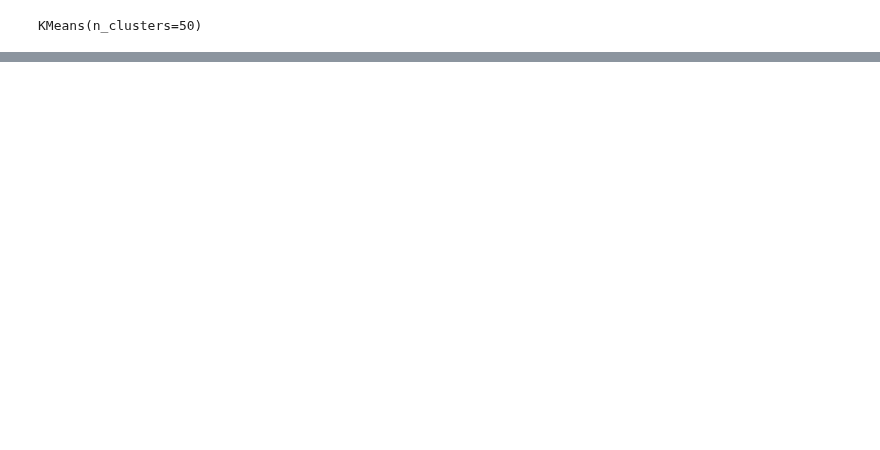
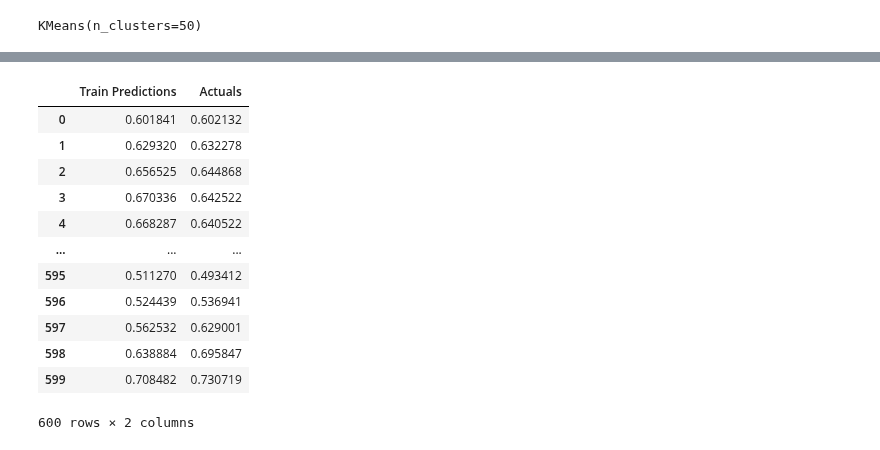
Before and after one commit to EthanWong2212/EE4211_Proj, a Jupyter notebook: part3_lstm.ipynb, the cells around one changed output, grey strips where cells are left out. Cells and saved outputs as stored; diff of their text form; code cells hidden in the pictures; blank space fills up the shorter version.

```diff
--- a/part3_lstm.ipynb
+++ b/part3_lstm.ipynb
@@ -285,0 +347,5 @@ clutster_dataframes[0]
+# %%
+train_predictions = model1.predict(X_train1).flatten()
+train_results = pd.DataFrame(data={'Train Predictions':train_predictions, 'Actuals':y_train1})
+train_results
+# %% [output]
@@ -285,0 +353,13 @@ clutster_dataframes[0]
+|  | Train Predictions | Actuals |
+| 0 | 0.601841 | 0.602132 |
+| 1 | 0.629320 | 0.632278 |
+| 2 | 0.656525 | 0.644868 |
+| 3 | 0.670336 | 0.642522 |
+| 4 | 0.668287 | 0.640522 |
+| ... | ... | ... |
+| 595 | 0.511270 | 0.493412 |
+| 596 | 0.524439 | 0.536941 |
+| 597 | 0.562532 | 0.629001 |
+| 598 | 0.638884 | 0.695847 |
+| 599 | 0.708482 | 0.730719 |
+600 rows × 2 columns
```
Also changed, not shown: parts of 25 cells of this notebook.
